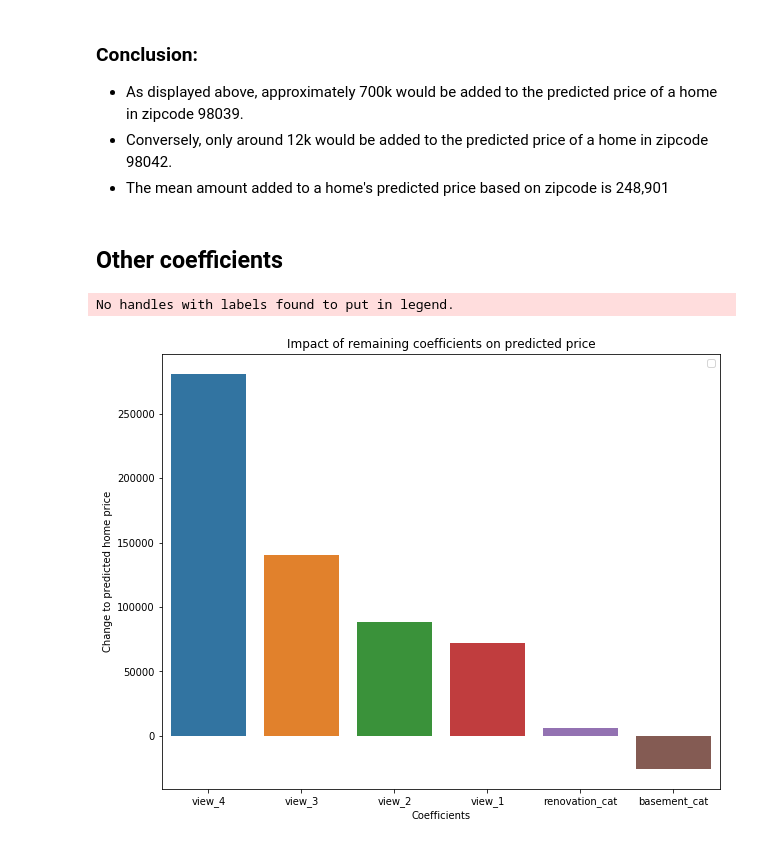
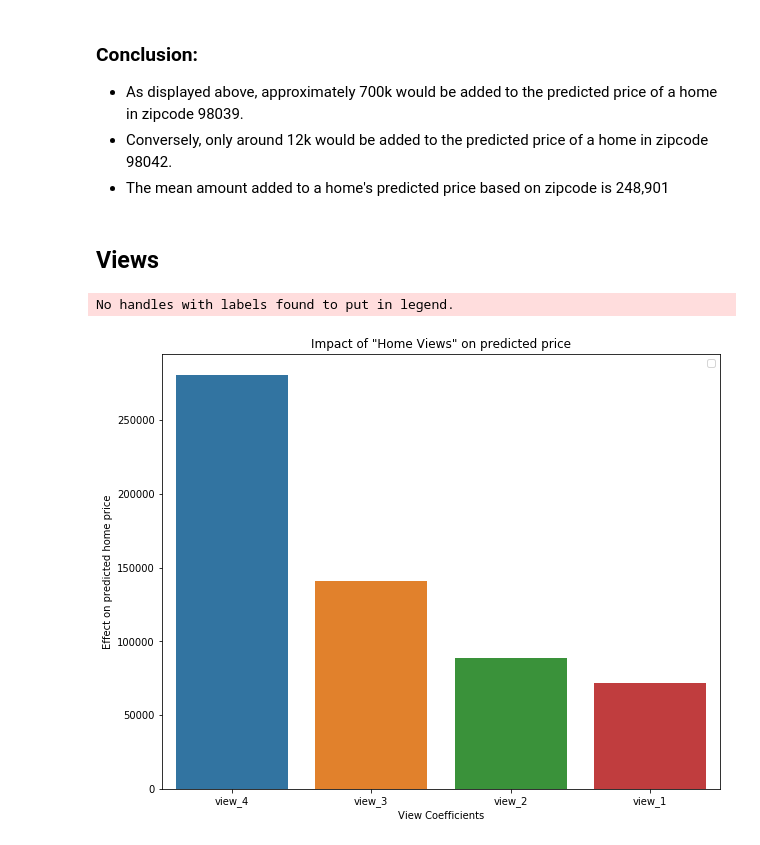
Before and after one commit to kevinsgiroux/dsc-mod-2-project-v2-1-onl01-dtsc-ft-070620, a Jupyter notebook: student.ipynb, the cells around one changed output. Saved outputs shown, nothing was run; the diff lists cells and outputs as text; code cells hidden in the pictures.

```diff
--- a/student.ipynb
+++ b/student.ipynb
@@ -1840,13 +1901,13 @@ plt.legend();
 - As displayed above, approximately 700k would be added to the predicted price of a home in zipcode 98039.
 - Conversely, only around 12k would be added to the predicted price of a home in zipcode 98042.
 - The mean amount added to a home's predicted price based on zipcode is 248,901
-# %% [markdown]
-## Other coefficients
+# %% [markdown]
+## Views
 # %%
 cdf2 = cdf[~cdf['index'].str.contains('zip')]
 # %%
 cdf2 = cdf2.set_index('index')
-cdf2 = cdf2.drop(['Intercept', 'scaled_sqftliving', 'condition_log', 'floors_log', 'scaled_sqftlot', 'scaled_yrbuilt', 'scaled_bedrooms'], axis=0)
+cdf2 = cdf2.drop(['Intercept', 'scaled_sqftliving', 'condition_log', 'floors_log', 'renovation_cat', 'basement_cat', 'scaled_sqftlot', 'scaled_yrbuilt', 'scaled_bedrooms'], axis=0)
 cdf2 = cdf2.reset_index()
 # %%
 cdf2 = cdf2.sort_values(0, ascending=False)
@@ -1854,10 +1915,10 @@ cdf2.rename(columns = {'index':'coeffs', 0:'value'}, inplace=True)
 # %%
 plt.figure(figsize=(10,8))
 sns.barplot(x='coeffs', y='value', data=cdf2, orient='v')
-plt.title('Impact of remaining coefficients on predicted price')
-plt.xlabel('Coefficients')
-plt.ylabel('Change to predicted home price')
+plt.title('Impact of "Home Views" on predicted price')
+plt.xlabel('View Coefficients')
+plt.ylabel('Effect on predicted home price')
 plt.legend();
 # %% [output]
 No handles with labels found to put in legend.
-[figure, old version]
+[figure, new version]
```
Also changed, not shown: parts of 57 cells of this notebook, 38 other files.
